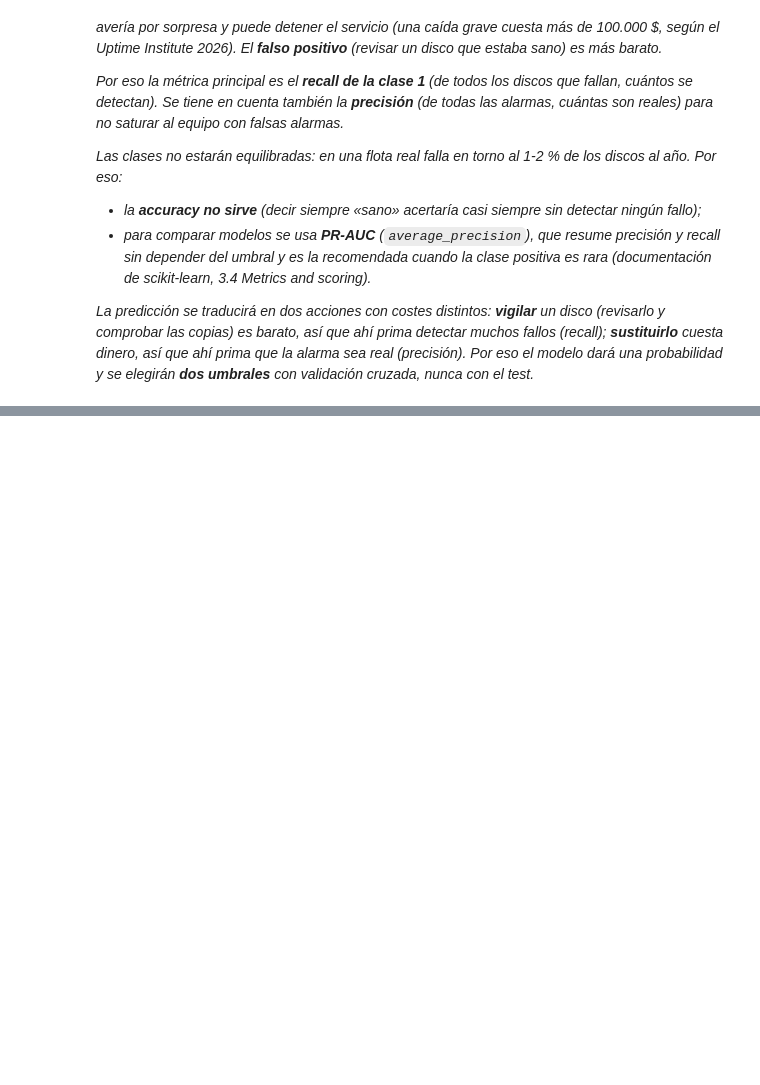
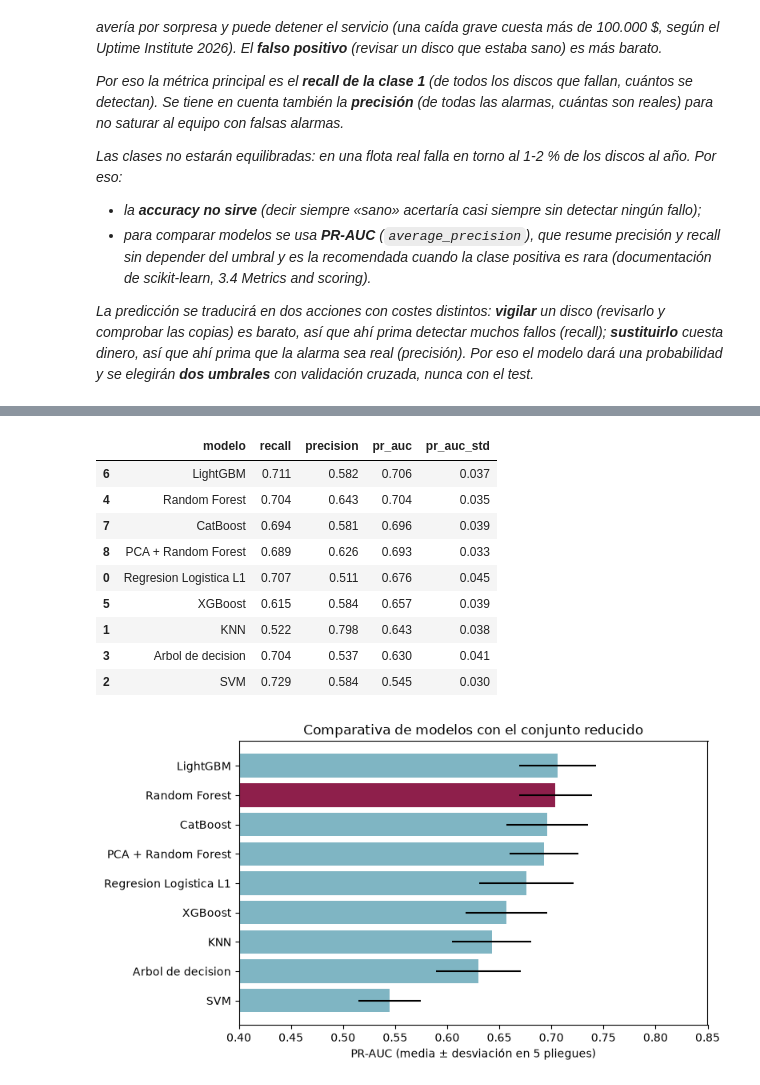
Before and after one commit to Sheilalbgar/uptime-guard, a Jupyter notebook: notebooks/03_Entrenamiento_Evaluacion.ipynb, the cells around one changed output, grey strips where cells are left out. Drawn from its saved outputs; the diff is of its cells as text; code cells hidden in the pictures; blank space fills up the shorter version.

Commit message:
03: modelos, comparacion pareada, GridSearch, desbalanceo y curva. Corrige tabla del grid (None) y color del modelo elegido

```diff
--- a/notebooks/03_Entrenamiento_Evaluacion.ipynb
+++ b/notebooks/03_Entrenamiento_Evaluacion.ipynb
@@ -19,0 +138,20 @@ Desarrollar un modelo de Machine Learning capaz de identificar las señales de d
+# %%
+peso_positivos = (y_train == 0).sum() / (y_train == 1).sum()
+modelos = {
+    "Regresion Logistica L1": (LogisticRegression(l1_ratio = 1, solver = "liblinear", class_weight = "balanced", max_iter = 1000, random_state = 42), True),
+    "KNN": (KNeighborsClassifier(n_neighbors = 15), True),
+    "SVM": (SVC(class_weight = "balanced", random_state = 42), True),
+    "Arbol de decision": (DecisionTreeClassifier(max_depth = 6, class_weight = "balanced", random_state = 42), False),
+    "Random Forest": (RandomForestClassifier(max_depth = 10, class_weight = "balanced", n_jobs = 1, random_state = 42), False),
+    "XGBoost": (XGBClassifier(max_depth = 6, scale_pos_weight = peso_positivos, n_jobs = 1, random_state = 42, verbosity = 0), False),
+    "LightGBM": (LGBMClassifier(max_depth = 6, class_weight = "balanced", n_jobs = 1, random_state = 42, verbose = -1), False),
+    "CatBoost": (CatBoostClassifier(depth = 6, auto_class_weights = "Balanced", thread_count = 1, random_state = 42, verbose = 0, allow_writing_files = False), False),
+}
+# el booleano indica si el modelo necesita escalar (distancias, penalización o varianza)
+
+def crear_pipeline(nombre, lista_num):
+    modelo, escalar = modelos[nombre]
+    return Pipeline([("preprocesado", crear_preprocesado(lista_num, escalar)), ("modelo", clone(modelo))])
+
+cv = StratifiedGroupKFold(n_splits = 5, shuffle = True, random_state = 42)
+scoring = {"recall": "recall", "precision": "precision", "pr_auc": "average_precision"}
@@ -19,0 +162,35 @@ Desarrollar un modelo de Machine Learning capaz de identificar las señales de d
+# %%
+resultados = []
+for nombre in modelos:
+    cv_res = cross_validate(crear_pipeline(nombre, reducido), X_train, y_train, cv = cv, scoring = scoring, groups = grupos, n_jobs = -1)
+    resultados.append([nombre, cv_res["test_recall"].mean(), cv_res["test_precision"].mean(),
+                       cv_res["test_pr_auc"].mean(), cv_res["test_pr_auc"].std()])
+pca_rf = Pipeline([("preprocesado", crear_preprocesado(reducido, escalar = True)),
+                   ("pca", PCA(n_components = 10, random_state = 42)),
+                   ("modelo", RandomForestClassifier(max_depth = 10, class_weight = "balanced", random_state = 42))])
+cv_res = cross_validate(pca_rf, X_train, y_train, cv = cv, scoring = scoring, groups = grupos, n_jobs = -1)
+resultados.append(["PCA + Random Forest", cv_res["test_recall"].mean(), cv_res["test_precision"].mean(),
+                   cv_res["test_pr_auc"].mean(), cv_res["test_pr_auc"].std()])
+
+comparativa = pd.DataFrame(resultados, columns = ["modelo", "recall", "precision", "pr_auc", "pr_auc_std"])
+comparativa = comparativa.sort_values("pr_auc").round(3)
+plt.figure(figsize = (8, 4.5))
+plt.barh(comparativa["modelo"], comparativa["pr_auc"], xerr = comparativa["pr_auc_std"],
+         color = ["#8E1F4B" if m == "Random Forest" else "#7FB5C3" for m in comparativa["modelo"]])   # ← cambiado
+plt.xlim(0.4, 0.85)
+plt.xlabel("PR-AUC (media ± desviación en 5 pliegues)")
+plt.title("Comparativa de modelos con el conjunto reducido")
+plt.tight_layout()
+comparativa.sort_values("pr_auc", ascending = False)
+# %% [output]
+|  | modelo | recall | precision | pr_auc | pr_auc_std |
+| 6 | LightGBM | 0.711 | 0.582 | 0.706 | 0.037 |
+| 4 | Random Forest | 0.704 | 0.643 | 0.704 | 0.035 |
+| 7 | CatBoost | 0.694 | 0.581 | 0.696 | 0.039 |
+| 8 | PCA + Random Forest | 0.689 | 0.626 | 0.693 | 0.033 |
+| 0 | Regresion Logistica L1 | 0.707 | 0.511 | 0.676 | 0.045 |
+| 5 | XGBoost | 0.615 | 0.584 | 0.657 | 0.039 |
+| 1 | KNN | 0.522 | 0.798 | 0.643 | 0.038 |
+| 3 | Arbol de decision | 0.704 | 0.537 | 0.630 | 0.041 |
+| 2 | SVM | 0.729 | 0.584 | 0.545 | 0.030 |
+[figure, added]
```
Also changed, not shown: parts of 32 cells of this notebook.
